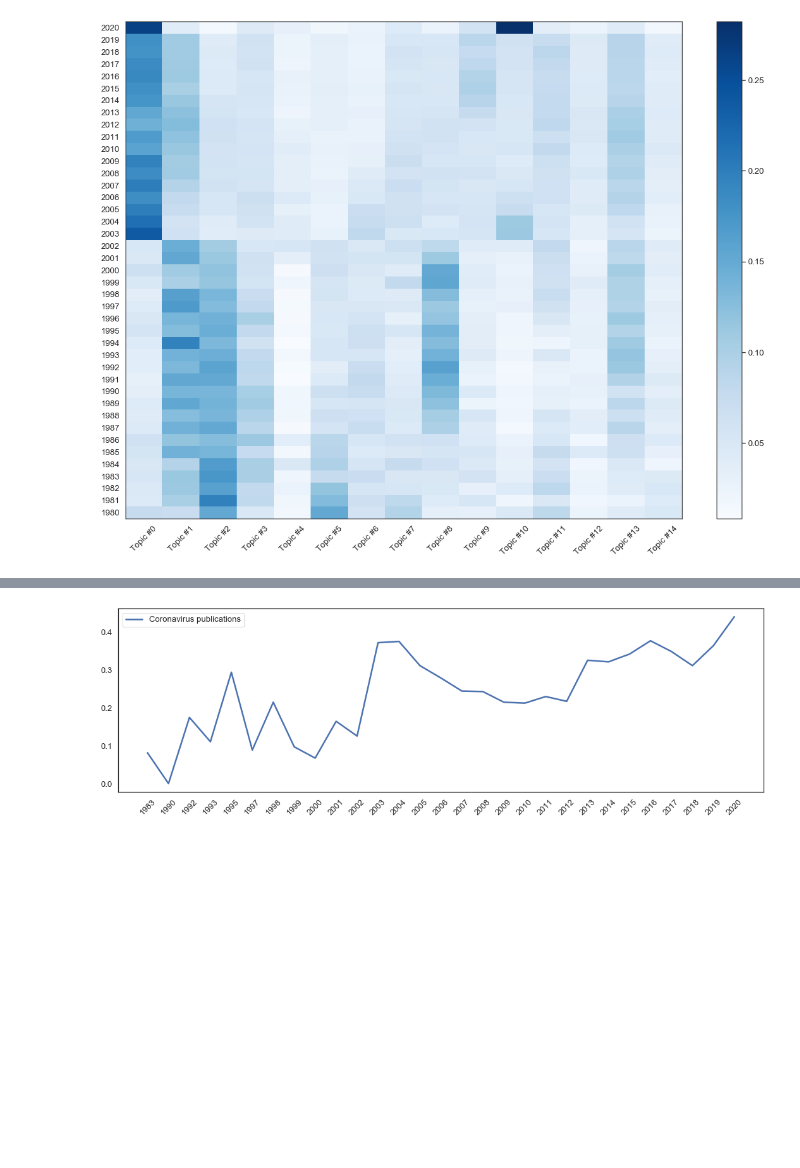
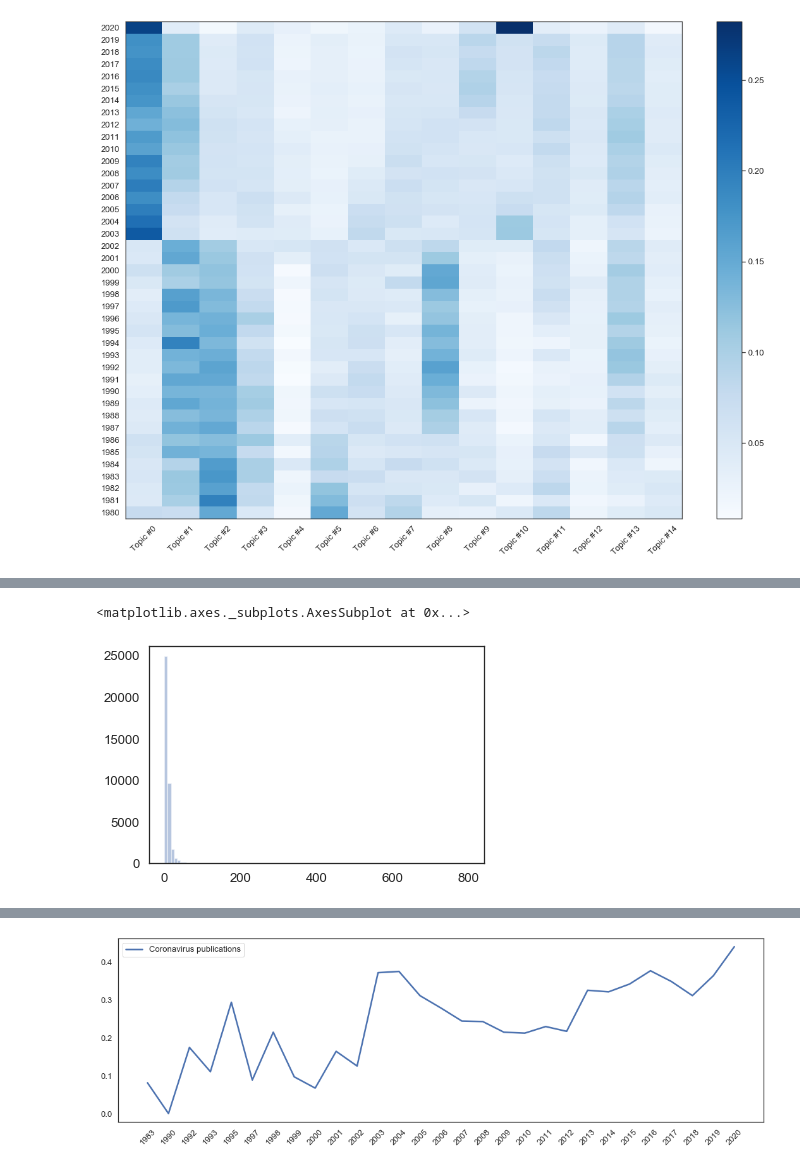
Before and after one commit to CWTSLeiden/cwts_covid, a Jupyter notebook: Notebook_CORD-19_2_text_analysis.ipynb, the cells around one changed output, grey strips where cells are left out. Cells and saved outputs as stored; diff of their text form; code cells hidden in the pictures; blank space fills up the shorter version.

```diff
--- a/Notebook_CORD-19_2_text_analysis.ipynb
+++ b/Notebook_CORD-19_2_text_analysis.ipynb
@@ -301,0 +330,2 @@ plt.tight_layout()  # fixes margins
+# %%
+clustering_solution_df = pd.read_csv("datasets_output/networks/clustering_04042020.csv", sep=";",header=0)
@@ -301,0 +347,5 @@ plt.tight_layout()  # fixes margins
+# %%
+sns.distplot(clustering_solution_df.clusters_0.values, kde=False, norm_hist=False, bins=100)
+# %% [output]
+<matplotlib.axes._subplots.AxesSubplot at 0x...>
+[figure, added]
```
Also changed, not shown: parts of 26 cells of this notebook, 2 other files.
